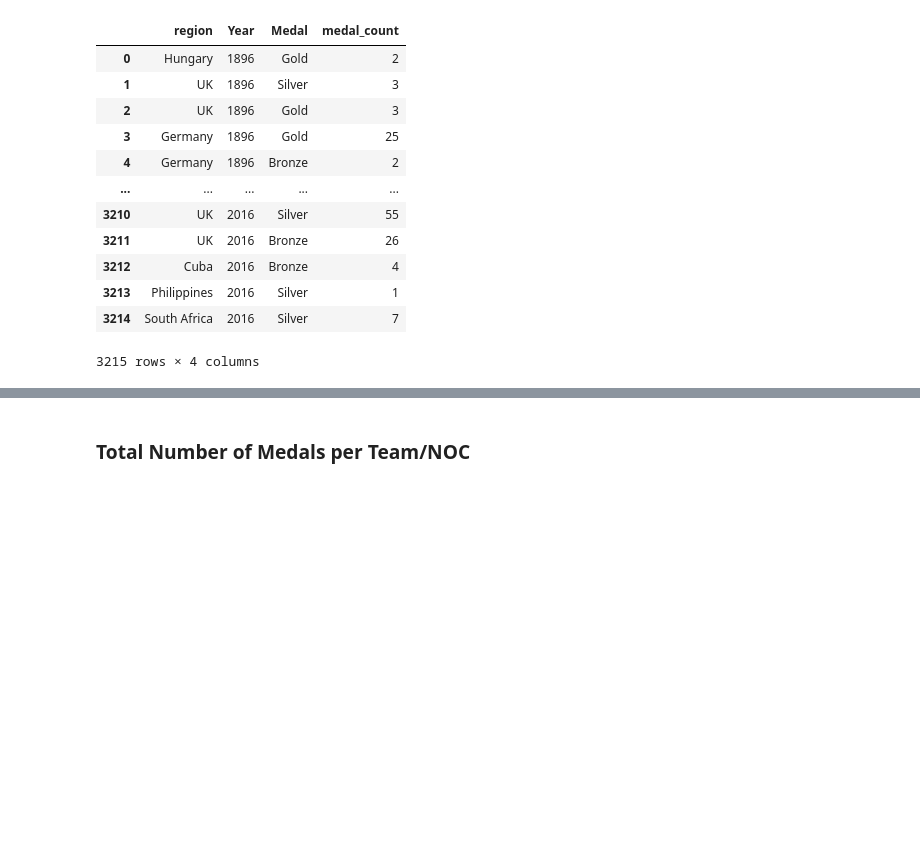
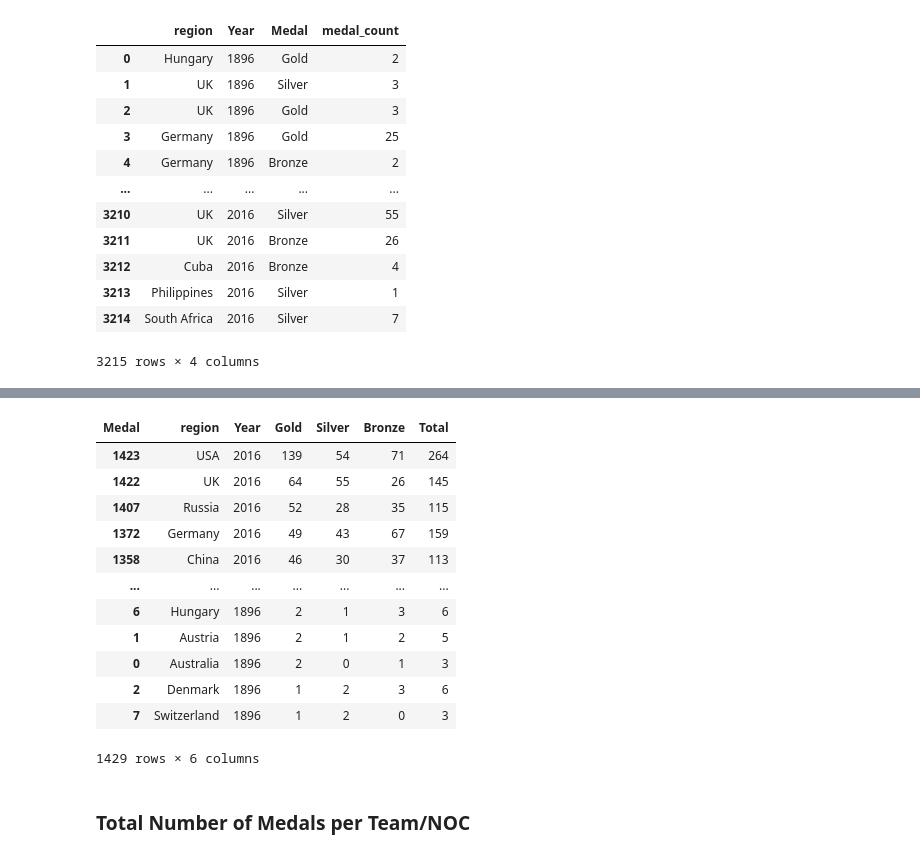
Before and after one commit to Maryam-Dollet/Dataviz_project, a Jupyter notebook: dataviz_project.ipynb, the cells around one changed output, grey strips where cells are left out. Cells and saved outputs as stored; diff of their text form; code cells hidden in the pictures; blank space fills up the shorter version.

```diff
--- a/dataviz_project.ipynb
+++ b/dataviz_project.ipynb
@@ -223,5 +239,23 @@ df_medals
 # %%
 # df_medals.to_csv("medals_by_country.csv", index=False)
+# %%
+df_top_10_countries = df_medals_total.sort_values(by=["Year","Gold", "Silver", "Bronze"], ascending=False)[["region", "Year", "Gold", "Silver", "Bronze", "Total"]]
+# %%
+df_top_10_countries
+# %% [output]
+| Medal | region | Year | Gold | Silver | Bronze | Total |
+| 1423 | USA | 2016 | 139 | 54 | 71 | 264 |
+| 1422 | UK | 2016 | 64 | 55 | 26 | 145 |
+| 1407 | Russia | 2016 | 52 | 28 | 35 | 115 |
+| 1372 | Germany | 2016 | 49 | 43 | 67 | 159 |
+| 1358 | China | 2016 | 46 | 30 | 37 | 113 |
+| ... | ... | ... | ... | ... | ... | ... |
+| 6 | Hungary | 1896 | 2 | 1 | 3 | 6 |
+| 1 | Austria | 1896 | 2 | 1 | 2 | 5 |
+| 0 | Australia | 1896 | 2 | 0 | 1 | 3 |
+| 2 | Denmark | 1896 | 1 | 2 | 3 | 6 |
+| 7 | Switzerland | 1896 | 1 | 2 | 0 | 3 |
+1429 rows × 6 columns
 # %% [markdown]
 ### Total Number of Medals per Team/NOC
 # %% [markdown]
```
Also changed, not shown: parts of 5 cells of this notebook, 2 other files.
